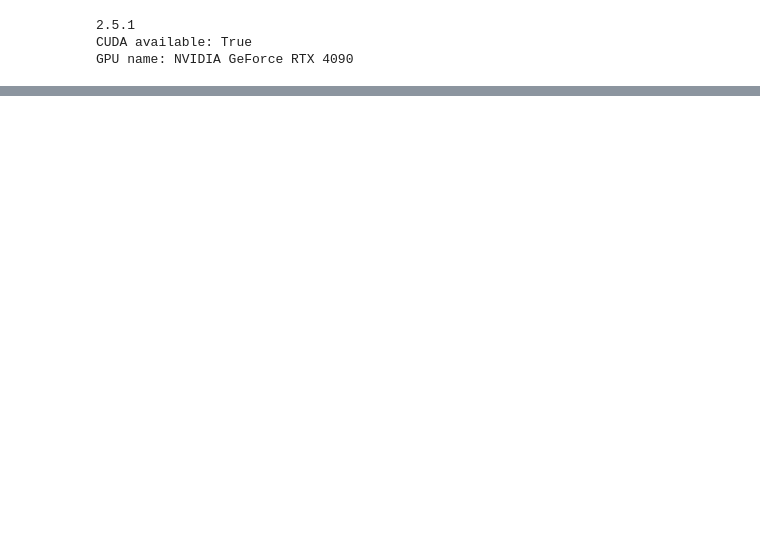
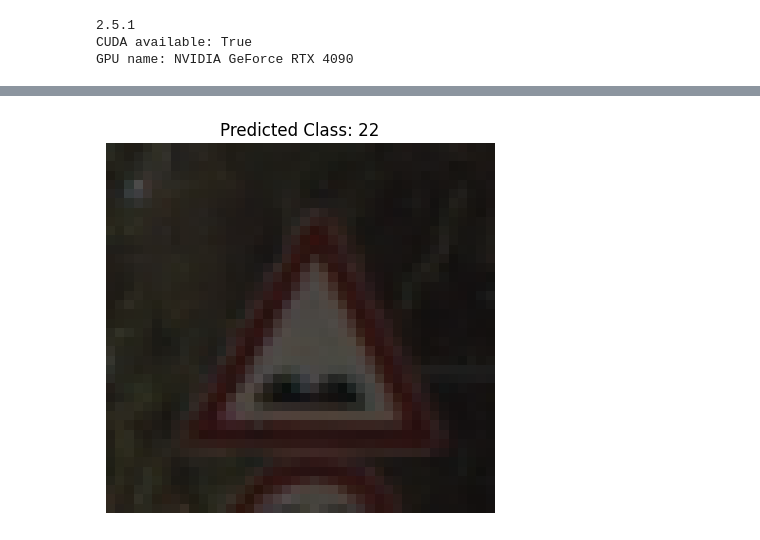
Before and after one commit to shotitouch/SafeToTouch, a Jupyter notebook: cnn model.ipynb, the cells around one changed output, grey strips where cells are left out. Cells and saved outputs as stored; diff of their text form; code cells hidden in the pictures; blank space fills up the shorter version.

```diff
--- a/cnn model.ipynb
+++ b/cnn model.ipynb
@@ -230,2 +232,94 @@ print(f"\n✅ Final Test Accuracy: {accuracy:.2f}% ({correct}/{total})")
 # %%
-torch.save(model.state_dict(), r"C:\Users\Ruijia Li\Downloads\archive\simple_cnn_model.pth")
+!pip install matplotlib
+import os
+import random
+from PIL import Image
+import matplotlib.pyplot as plt
+import torch
+from torchvision import transforms, datasets
+
+# =========================
+# Paths
+# =========================
+train_dir = r"C:\Users\Ruijia Li\Downloads\archive\train"
+test_dir = r"C:\Users\Ruijia Li\Downloads\archive\test"
+model_path = "simple_cnn_model.pth"
+
+# =========================
+# Image Transform
+# =========================
+transform = transforms.Compose([
+    transforms.Resize((128, 128)),
+    transforms.ToTensor(),
+    transforms.Normalize((0.5,), (0.5,))
+])
+
+# =========================
+# Load train dataset to get class mapping
+# =========================
+train_dataset = datasets.ImageFolder(train_dir)
+class_to_idx = train_dataset.class_to_idx
+idx_to_class = {v: k for k, v in class_to_idx.items()}
+num_classes = len(class_to_idx)
+
+# =========================
+# Define your CNN model
+# =========================
+class SimpleCNN(torch.nn.Module):
+    def __init__(self, num_classes):
+        super(SimpleCNN, self).__init__()
+        self.model = torch.nn.Sequential(
+            torch.nn.Conv2d(3, 32, kernel_size=3, padding=1),
+            torch.nn.ReLU(),
+            torch.nn.MaxPool2d(2),
+            torch.nn.Conv2d(32, 64, kernel_size=3, padding=1),
+            torch.nn.ReLU(),
+            torch.nn.MaxPool2d(2),
+            torch.nn.Conv2d(64, 128, kernel_size=3, padding=1),
+            torch.nn.ReLU(),
+            torch.nn.MaxPool2d(2),
+            torch.nn.Flatten(),
+            torch.nn.Linear(128 * 16 * 16, 256),
+            torch.nn.ReLU(),
+            torch.nn.Linear(256, num_classes)
+        )
+
+    def forward(self, x):
+        return self.model(x)
+
+# =========================
+# Load the model
+# =========================
+device = torch.device("cuda" if torch.cuda.is_available() else "cpu")
+model = SimpleCNN(num_classes)
+model.load_state_dict(torch.load(model_path, map_location=device))
+model.to(device)
+model.eval()
+
+# =========================
+# Pick a random test image
+# =========================
+test_images = [f for f in os.listdir(test_dir) if f.endswith(('.jpg', '.png', '.jpeg'))]
+random_image_name = random.choice(test_images)
+random_image_path = os.path.join(test_dir, random_image_name)
+
+# Load and preprocess the image
+image = Image.open(random_image_path).convert("RGB")
+input_tensor = transform(image).unsqueeze(0).to(device)
+
+# Predict
+with torch.no_grad():
+    output = model(input_tensor)
+    predicted_index = torch.argmax(output, dim=1).item()
+    predicted_label = idx_to_class[predicted_index]
+
+# =========================
+# Display the result
+# =========================
+plt.imshow(image)
+plt.axis('off')
+plt.title(f"Predicted Class: {predicted_label}")
+plt.show()
+
+print(f"✅ Predicted class for '{random_image_name}': {predicted_label}")
+# %% [output]
@@ -231,0 +337 @@ torch.save(model.state_dict(), r"C:\Users\Ruijia Li\Downloads\archive\simple_cnn
+[figure, added]
```
Also changed, not shown: parts of 6 cells of this notebook.
